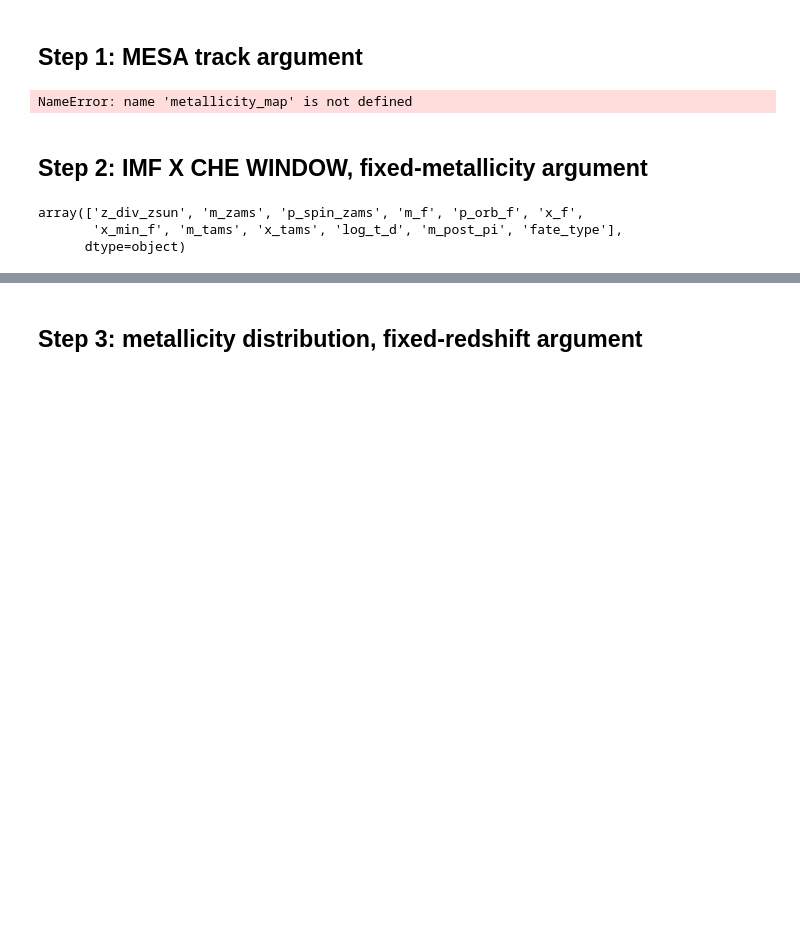
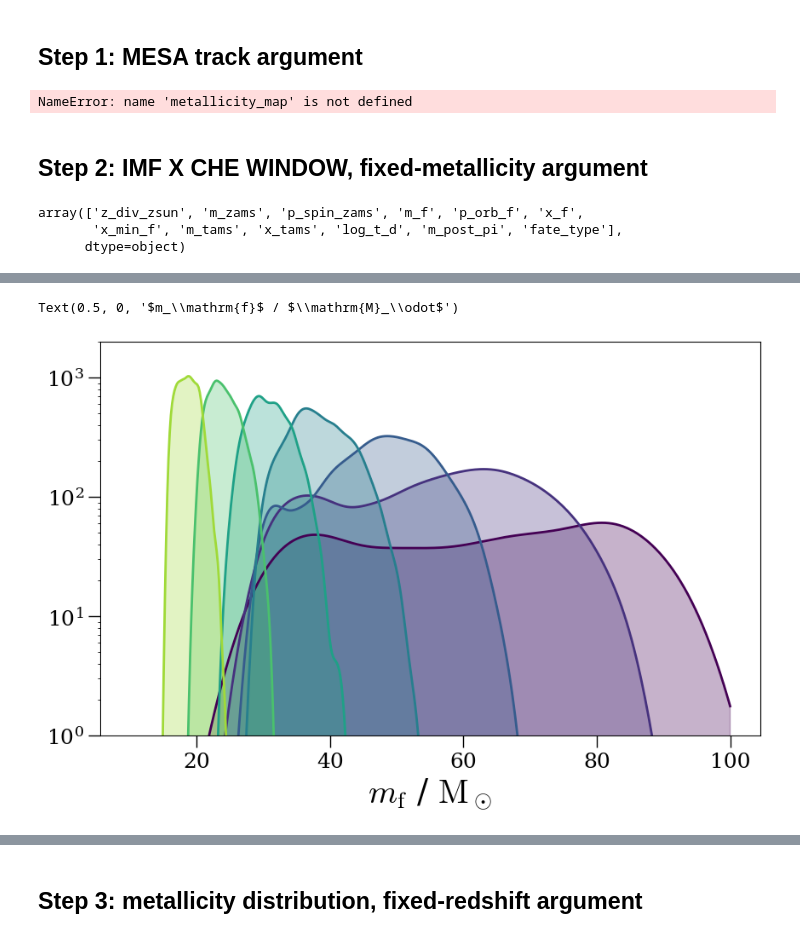
Before and after one commit to LucasMDeSa/35peak_che, a Jupyter notebook: publication_notebooks/01_StepByStep_MassDistribution.ipynb, the cells around one changed output, grey strips where cells are left out. Cells and saved outputs as stored; diff of their text form; code cells hidden in the pictures; blank space fills up the shorter version.

```diff
--- a/publication_notebooks/01_StepByStep_MassDistribution.ipynb
+++ b/publication_notebooks/01_StepByStep_MassDistribution.ipynb
@@ -354,34 +360,37 @@ from scipy.stats import gaussian_kde
 ## data
 log_z_div_zsun_edges = np.arange(-1.8, -0.3, 0.2)
 m_f_bins = np.arange(9, 100, 2)
 
 ## look
 figsize = (10, 6)
 dpi = 100
 cmap = cm.viridis
 
 # plot setup
 fig, ax = plt.subplots(figsize=figsize, dpi=dpi)
 
 bin_width = m_f_bins[1] - m_f_bins[0]
 x_grid = np.linspace(10, 100, 500)
 
 for i, (log_z_div_zsun_ledge, log_z_div_zsun_uedge) in enumerate(zip(log_z_div_zsun_edges[:-1], log_z_div_zsun_edges[1:])):
     color = cmap(i / (len(log_z_div_zsun_edges) - 1))
     z_div_zsun_mask = (sample00_df['z_div_zsun'] >= 10**log_z_div_zsun_ledge) & (sample00_df['z_div_zsun'] < 10**log_z_div_zsun_uedge)
     subset = sample00_df[z_div_zsun_mask]
     subset = subset[~np.isnan(subset[MASS_COL])]
     if len(subset) < 2:
         continue
     kde = gaussian_kde(subset[MASS_COL])
     # scale so area matches histogram (count per bin = density * n * bin_width)
     density = kde(x_grid) * len(subset) * bin_width
     ax.plot(x_grid, density, color=color)
     ax.fill_between(x_grid, density, alpha=0.3, color=color)
 
 ax.set_yscale('log')
-ax.set_ylim(1e0, 5e2)
+ax.set_ylim(1e0, 2e3)
 ax.set_xlabel(MASS_LABEL)
+# %% [output]
+Text(0.5, 0, '$m_\\mathrm{f}$ / $\\mathrm{M}_\\odot$')
+[figure, added]
 # %%
 # plot settings
 ## data
```
Also changed, not shown: parts of 18 cells of this notebook, 1 other file.
